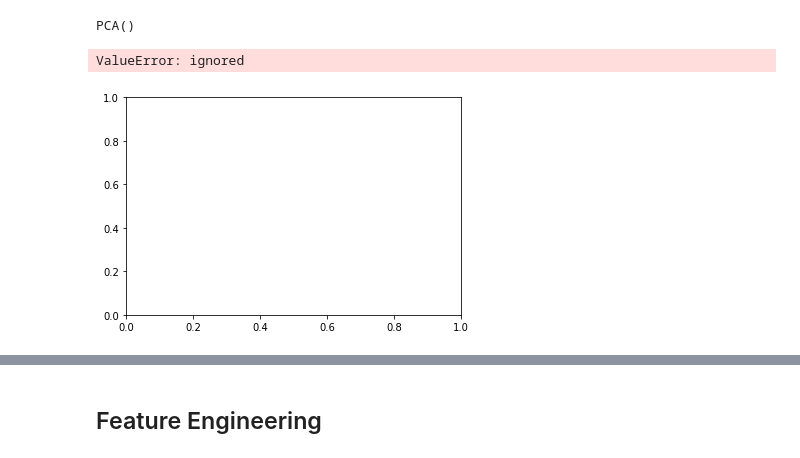
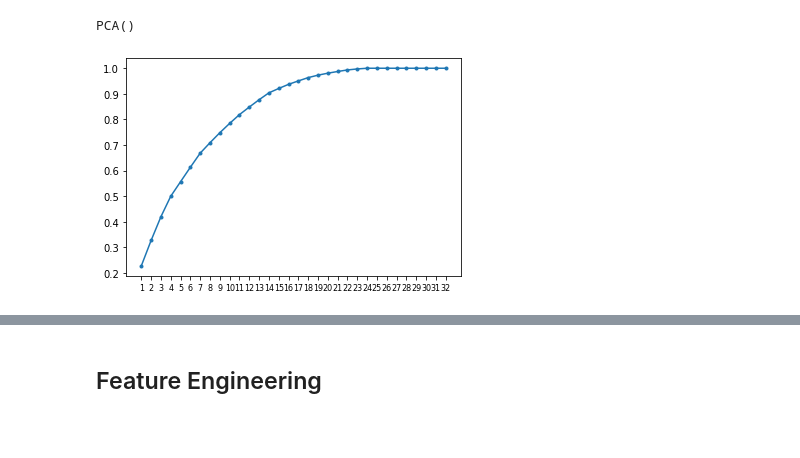
Before and after one commit to Numann-Malik/Auto-Insurance-Claims, a Jupyter notebook: CarInsurance.ipynb, the cells around one changed output, grey strips where cells are left out. Drawn from its saved outputs; the diff is of its cells as text; code cells hidden in the pictures; blank space fills up the shorter version.

```diff
--- a/CarInsurance.ipynb
+++ b/CarInsurance.ipynb
@@ -770,9 +805,9 @@ param_grid = {'kneighborsclassifier__n_neighbors': range(1,10),
 # %%
 knn_pipe_gs = GridSearchCV(knn_pipe, param_grid)
 
-knn_pipe_gs.fit(X_train, y_train)
+knn_pipe_gs.fit(X_train_processed, y_train)
 print('Best KNN Parameters:')
 print(knn_pipe_gs.best_params_)
 best_knn_pipe = knn_pipe_gs.best_estimator_
-print(f'Accuracy of best KNN model is: {best_knn_pipe.score(X_test, y_test)}')
+print(f'Accuracy of best KNN model is: {best_knn_pipe.score(X_test_processed, y_test)}')
 # %% [output]
@@ -801,3 +819,14 @@ print(classification_report(y_test, best_knn_pipe))
 plot_confusion_matrix(best_knn_pipe, X_test_processed, y_test, cmap = 'Blues', values_format = 'd')
 # %% [markdown]
 ## Logistic Regression
+# %%
+params = {'penalty': ['l1', 'l2'],
+          'C': [0.0001, 0.001, 0.01],
+          'class_weight': [None, 'balanced']}
+# %%
+# Make an instance of the model with default parameters
+logreg = LogisticRegression(solver='liblinear')
+# %%
+# grid search to find best hyperparameters
+gs = GridSearchCV(logreg, params, cv = 5)
+gs.fit(X_train_processed, y_train)
@@ -932,10 +966,9 @@ pca.fit(X_train_processed)
 PCA()
 # %%
 # plot the cumulative sum of the percentage of explained variance for each component and those before it.
-plt.plot(range(1, 31), pca.explained_variance_ratio_.cumsum(), marker= '.')
-plt.xticks(ticks=range(1,31), fontsize=8);
+plt.plot(range(1, 33), pca.explained_variance_ratio_.cumsum(), marker= '.')
+plt.xticks(ticks=range(1,33), fontsize=8);
 # %% [output]
-ValueError: ignored
-[figure, old version]
+[figure, new version]
 # %%
 # Plot the explained variance ratios of the first 30 principal components
```
Also changed, not shown: parts of 19 cells of this notebook.
